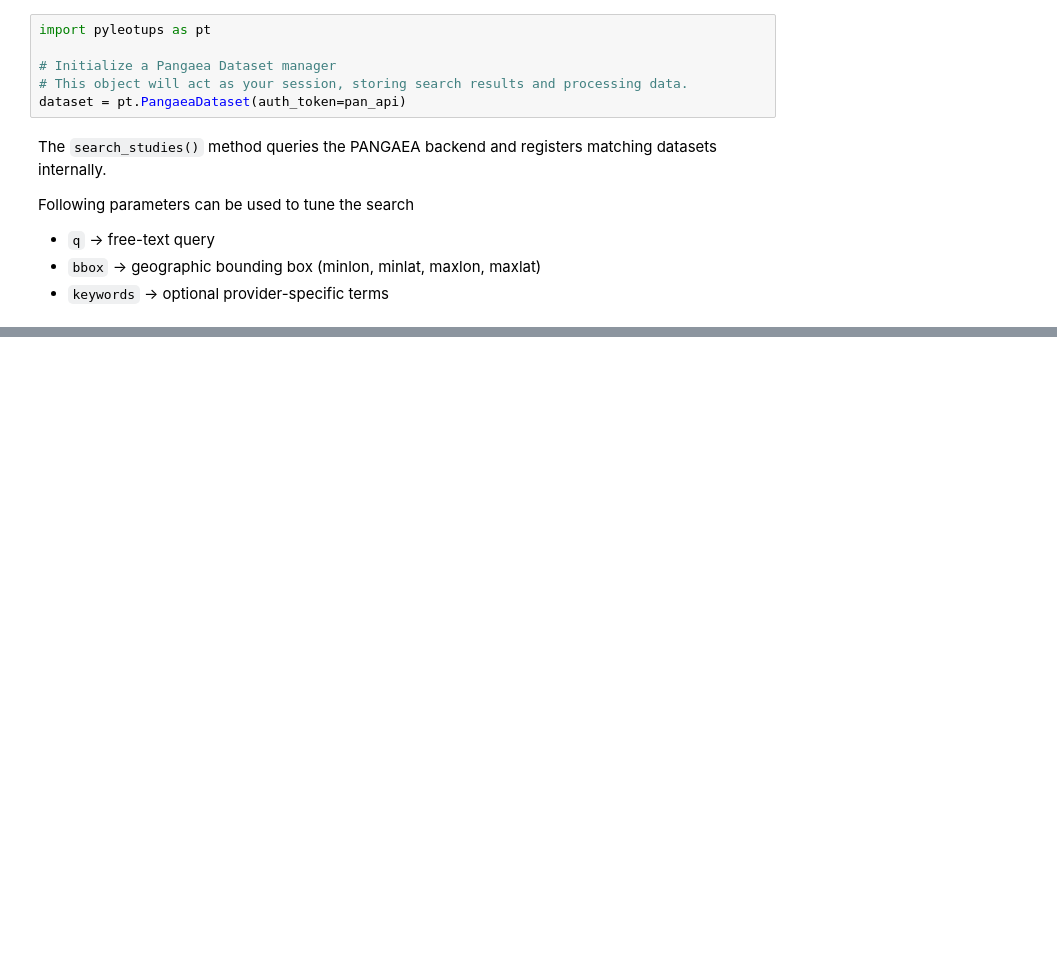
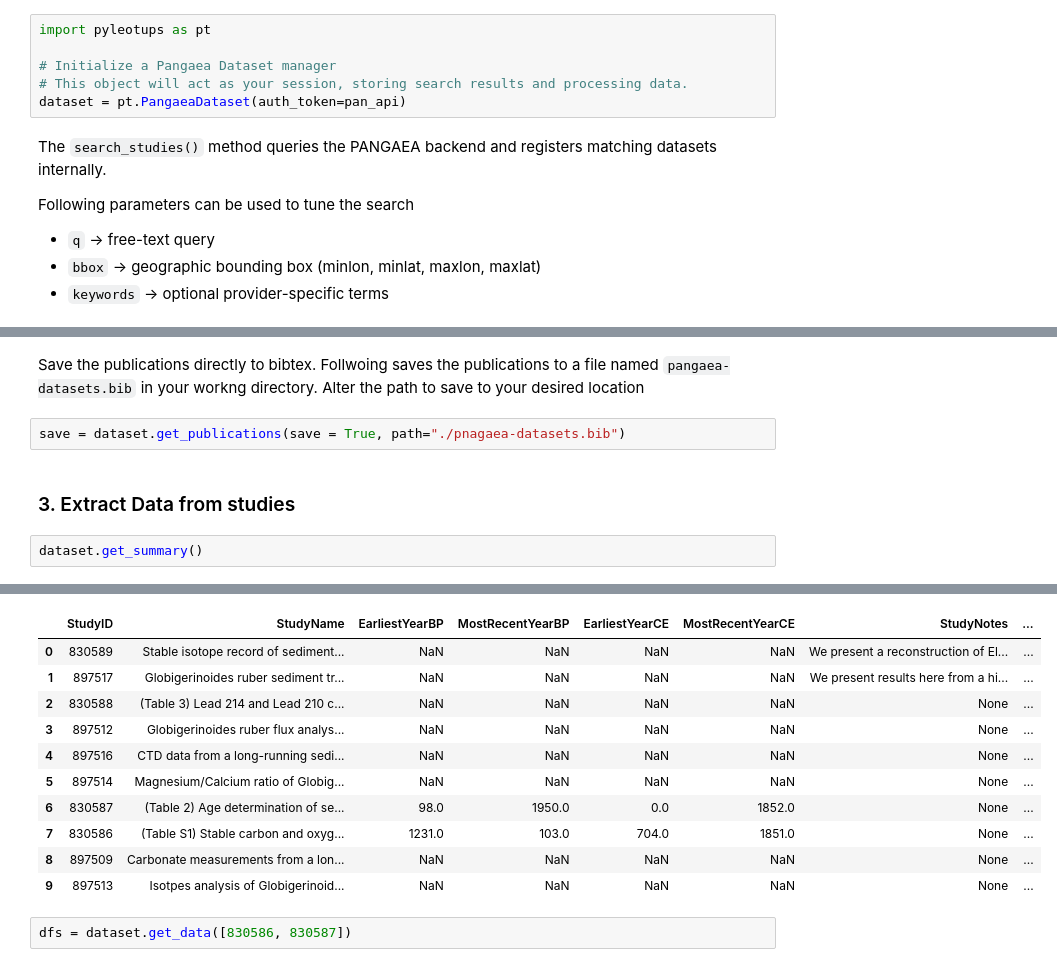
Before and after one commit to LinkedEarth/PyleoTUPS, a Jupyter notebook: examples/tutorial-pangaea.ipynb, the cells around one changed output, grey strips where cells are left out. Cells and saved outputs as stored; diff of their text form; blank space fills up the shorter version.

```diff
--- a/examples/tutorial-pangaea.ipynb
+++ b/examples/tutorial-pangaea.ipynb
@@ -193,0 +235,9 @@ geo.head()
+# %% [markdown]
+Save the publications directly to bibtex. Follwoing saves the publications to a file named `pangaea-datasets.bib` in your workng directory. Alter the path to save to your desired location
+# %%
+save = dataset.get_publications(save = True, path="./pnagaea-datasets.bib")
+# %% [markdown]
+### 3. Extract Data from studies
+# %%
+dataset.get_summary()
+# %% [output]
@@ -193,0 +245,13 @@ geo.head()
+|  | StudyID | StudyName | EarliestYearBP | MostRecentYearBP | EarliestYearCE | MostRecentYearCE | StudyNotes | ... |
+| 0 | 830589 | Stable isotope record of sediment... | NaN | NaN | NaN | NaN | We present a reconstruction of El... | ... |
+| 1 | 897517 | Globigerinoides ruber sediment tr... | NaN | NaN | NaN | NaN | We present results here from a hi... | ... |
+| 2 | 830588 | (Table 3) Lead 214 and Lead 210 c... | NaN | NaN | NaN | NaN | None | ... |
+| 3 | 897512 | Globigerinoides ruber flux analys... | NaN | NaN | NaN | NaN | None | ... |
+| 4 | 897516 | CTD data from a long-running sedi... | NaN | NaN | NaN | NaN | None | ... |
+| 5 | 897514 | Magnesium/Calcium ratio of Globig... | NaN | NaN | NaN | NaN | None | ... |
+| 6 | 830587 | (Table 2) Age determination of se... | 98.0 | 1950.0 | 0.0 | 1852.0 | None | ... |
+| 7 | 830586 | (Table S1) Stable carbon and oxyg... | 1231.0 | 103.0 | 704.0 | 1851.0 | None | ... |
+| 8 | 897509 | Carbonate measurements from a lon... | NaN | NaN | NaN | NaN | None | ... |
+| 9 | 897513 | Isotpes analysis of Globigerinoid... | NaN | NaN | NaN | NaN | None | ... |
+# %%
+dfs = dataset.get_data([830586, 830587])
```
Also changed, not shown: parts of 11 cells of this notebook, 1 other file.
